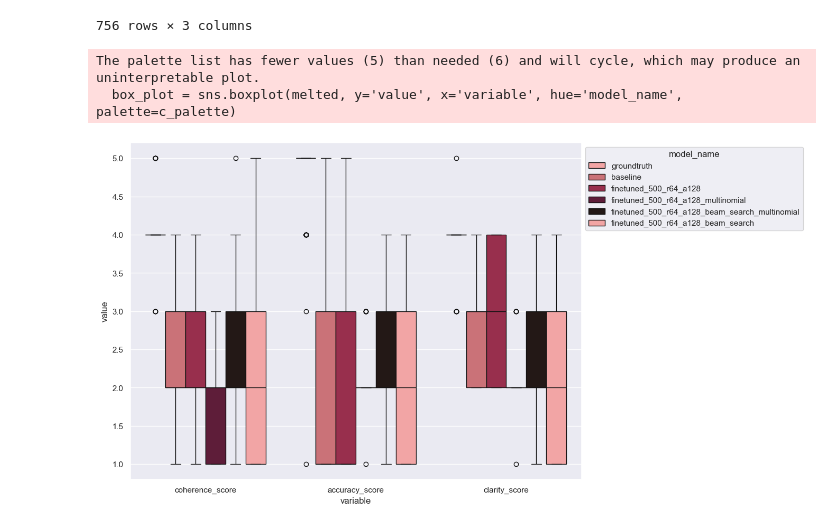
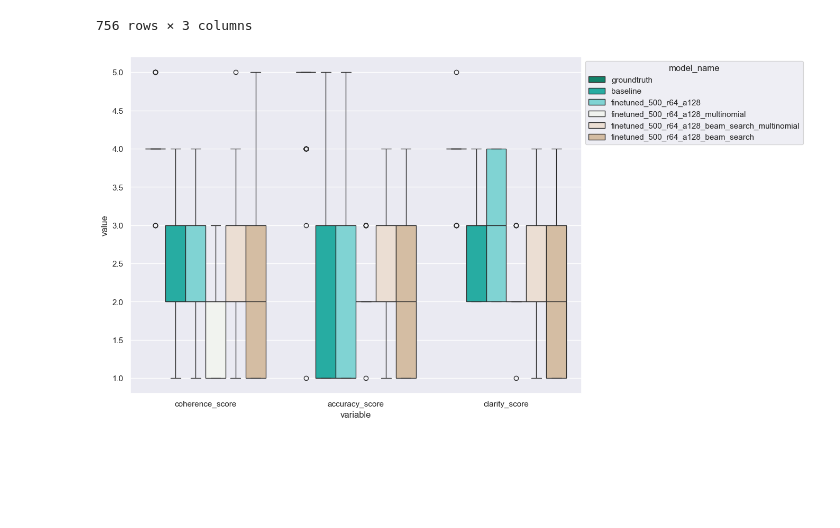
Before and after one commit to witold87/llm-bielik-ft-legal, a Jupyter notebook: src/llm-bielik-ft-fine-tuning-part-II.ipynb, the cells around one changed output. Drawn from its saved outputs; the diff is of its cells as text; code cells hidden in the pictures; blank space fills up the shorter version.

Commit message:
Changed color palette

```diff
--- a/src/llm-bielik-ft-fine-tuning-part-II.ipynb
+++ b/src/llm-bielik-ft-fine-tuning-part-II.ipynb
@@ -533,12 +533,10 @@ melted
 | 755 | finetuned_500_r64_a128_beam_search | clarity_score | 1 |
 756 rows × 3 columns
 # %%
-c_palette = load_cmap('Althoff').hex
+c_palette = load_cmap('Anemone',keep_first_n=6).hex
 sns.set_theme(rc={'figure.figsize':(11,8.27)})
 
 box_plot = sns.boxplot(melted, y='value', x='variable', hue='model_name', palette=c_palette)
 sns.move_legend(box_plot, "upper left", bbox_to_anchor=(1, 1))
 # %% [output]
-The palette list has fewer values (5) than needed (6) and will cycle, which may produce an uninterpretable plot.
-  box_plot = sns.boxplot(melted, y='value', x='variable', hue='model_name', palette=c_palette)
-[figure, old version]
+[figure, new version]
```
